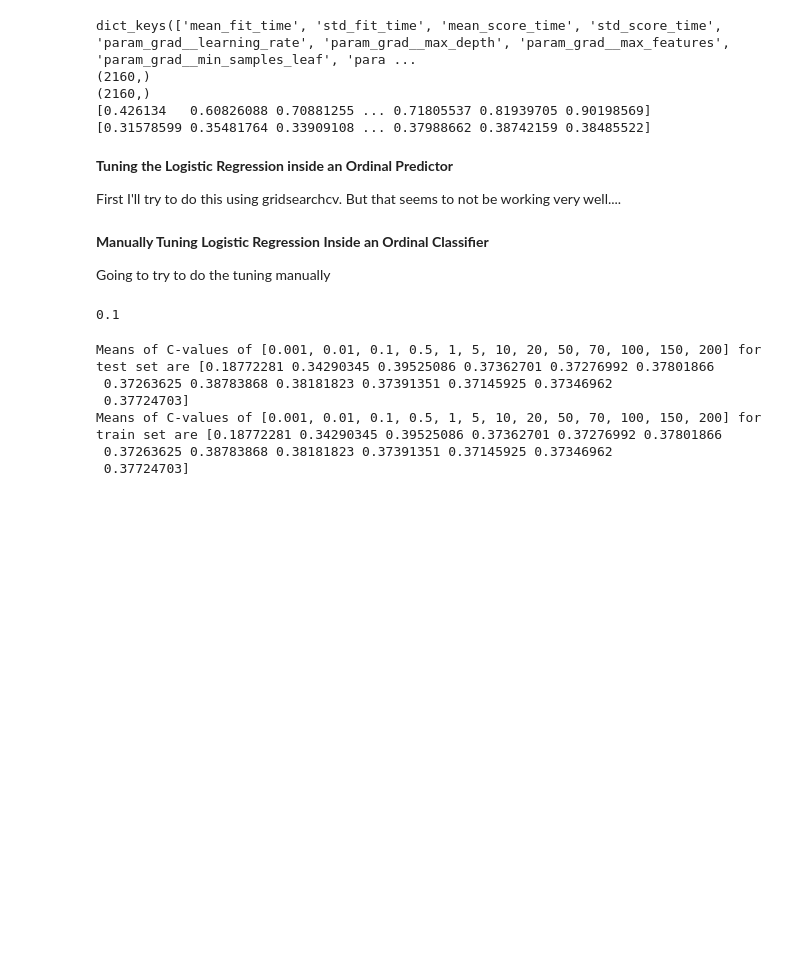
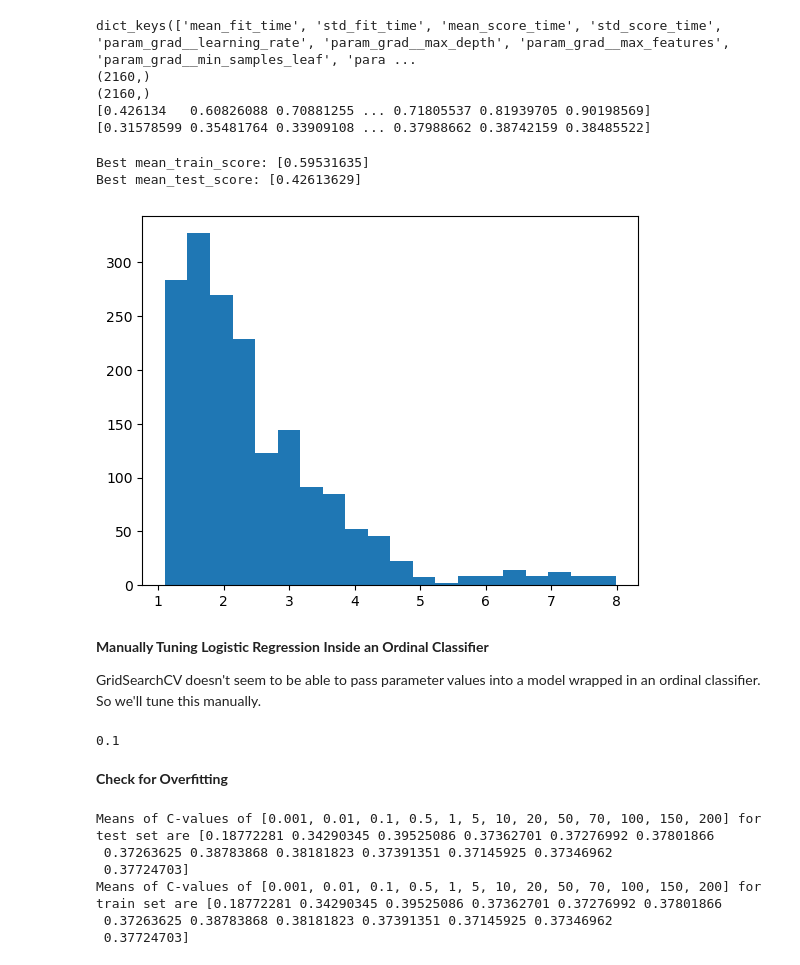
Before and after one commit to aarondweinberg/CMI_problematic_internet_use, a Jupyter notebook: Modeling.ipynb, the cells around one changed output. Drawn from its saved outputs; the diff is of its cells as text; code cells hidden in the pictures; blank space fills up the shorter version.

```diff
--- a/Modeling.ipynb
+++ b/Modeling.ipynb
@@ -988,7 +1105,3 @@ dict_keys(['mean_fit_time', 'std_fit_time', 'mean_score_time', 'std_score_time',
 (2160,)
 [0.426134   0.60826088 0.70881255 ... 0.71805537 0.81939705 0.90198569]
 [0.31578599 0.35481764 0.33909108 ... 0.37988662 0.38742159 0.38485522]
-# %% [markdown]
-**Tuning the Logistic Regression inside an Ordinal Predictor**
-
-First I'll try to do this using gridsearchcv. But that seems to not be working very well....
@@ -1025,7 +1108,35 @@ First I'll try to do this using gridsearchcv. But that seems to not be working v
+# %%
+# Identify the mean_train_score and mean_test_score values associated with best_score
+best_score_index = np.where(grid_cv_grad_sii.cv_results_["mean_test_score"]==grid_cv_grad_sii.best_score_)
+print('Best mean_train_score:', grid_cv_grad_sii.cv_results_["mean_train_score"][best_score_index])
+print('Best mean_test_score:', grid_cv_grad_sii.cv_results_["mean_test_score"][best_score_index])
+
+#Create a df with grid_cv_grad.cv_results_["mean_train_score"] as the first column and grid_cv_grad.cv_results_["mean_test_score"] as the second column
+grad_sii_results_df = pd.DataFrame({'mean_train_score': grid_cv_grad_sii.cv_results_["mean_train_score"], 'mean_test_score': grid_cv_grad_sii.cv_results_["mean_test_score"]})
+
+# Compute a new collumn that is the ratio of mean_train_score to mean_test_score
+grad_sii_results_df['ratio'] = grad_sii_results_df['mean_train_score']/grad_sii_results_df['mean_test_score']
+
+# Identify outliers in ratio
+Q1 = grad_sii_results_df['ratio'].quantile(0.25)
+Q3 = grad_sii_results_df['ratio'].quantile(0.75)
+IQR = Q3 - Q1
+outliers = grad_sii_results_df[(grad_results_df['ratio'] < (Q1 - 1.5 * IQR)) | (grad_sii_results_df['ratio'] > (Q3 + 1.5 * IQR))]
+
+# Remove the outliers from grad_results_df
+grad_sii_results_df = grad_results_df[~grad_results_df['ratio'].isin(outliers['ratio'])]
+
+# Create a histogram of ratio
+plt.hist(grad_sii_results_df['ratio'], bins=20)
+plt.show()
+# %% [output]
+Best mean_train_score: [0.59531635]
+Best mean_test_score: [0.42613629]
+[figure, added]
 # %% [markdown]
 **Manually Tuning Logistic Regression Inside an Ordinal Classifier**
 
-Going to try to do the tuning manually
+GridSearchCV doesn't seem to be able to pass parameter values into a model wrapped in an ordinal classifier. So we'll tune this manually.
 # %%
 # Import logistic regression
 from sklearn.linear_model import LogisticRegression
@@ -1081,6 +1192,8 @@ max_index = np.unravel_index(np.argmax(np.mean(lr_test_kappas, axis=0)),
 print(C_params[max_index[0]])
 # %% [output]
 0.1
+# %% [markdown]
+**Check for Overfitting**
 # %%
 # Compare kappas
 mean_test_kappas = np.mean(lr_test_kappas, axis=0)
```
Also changed, not shown: parts of 32 cells of this notebook.
